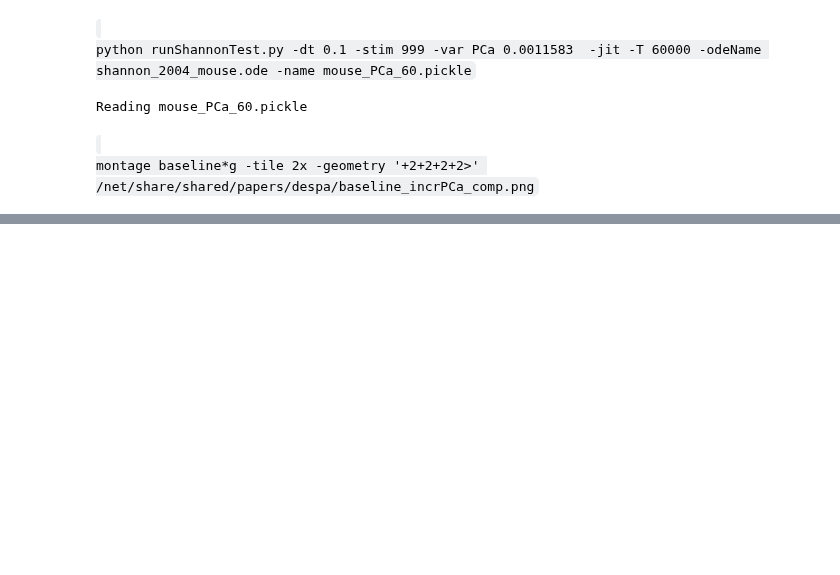
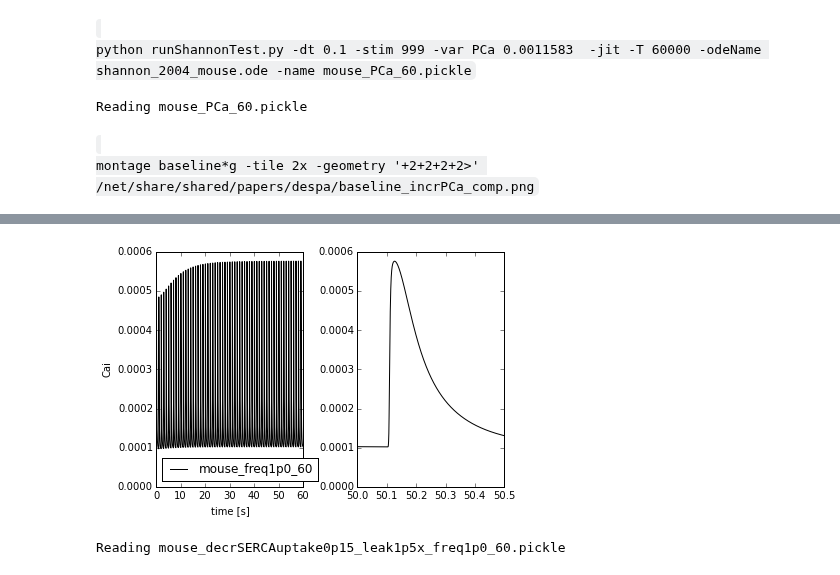
Before and after one commit to huskeypm/wholecell, a Jupyter notebook: morotti_rabbit_compare.ipynb, the cells around one changed output, grey strips where cells are left out. Cells and saved outputs as stored; diff of their text form; code cells hidden in the pictures; blank space fills up the shorter version.

```diff
--- a/morotti_rabbit_compare.ipynb
+++ b/morotti_rabbit_compare.ipynb
@@ -192,0 +241,18 @@ for i,state in enumerate(states):
+# %%
+root="/net/share/shared/papers/despa/"
+states = ["Cai"]
+for i,state in enumerate(states):
+        ao.PlotPickleData(caseExtended1Hz.data,idxName=state,
+                          ylabel=state,trange=[50e3,50.5e3],
+                          case1legend=caseExtended1Hz.caseName)
+        plt.tight_layout()
+        #plt.gcf().savefig(root+"baseline_vs_IncrPCa_"+"_%s"%state+".png")
+# %% [output]
+[figure, added]
+# %%
+caseExtendedHIP = empty()
+caseExtendedHIP.caseName = "mouse_decrSERCAuptake0p15_leak1p5x_freq1p0_60"
+caseExtendedHIP.fileName = caseExtendedHIP.caseName+".pickle"
+caseExtendedHIP.data = ao.readPickle(caseExtendedHIP.fileName)
+# %% [output]
+Reading mouse_decrSERCAuptake0p15_leak1p5x_freq1p0_60.pickle
```
Also changed, not shown: parts of 19 cells of this notebook.
